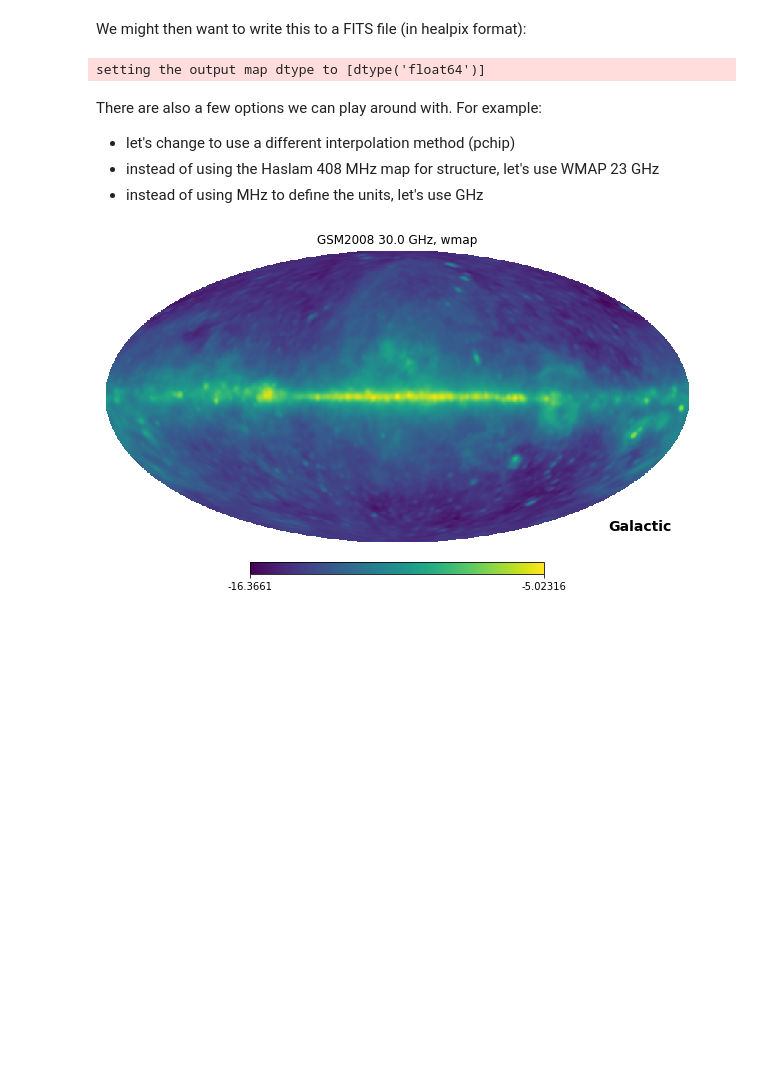
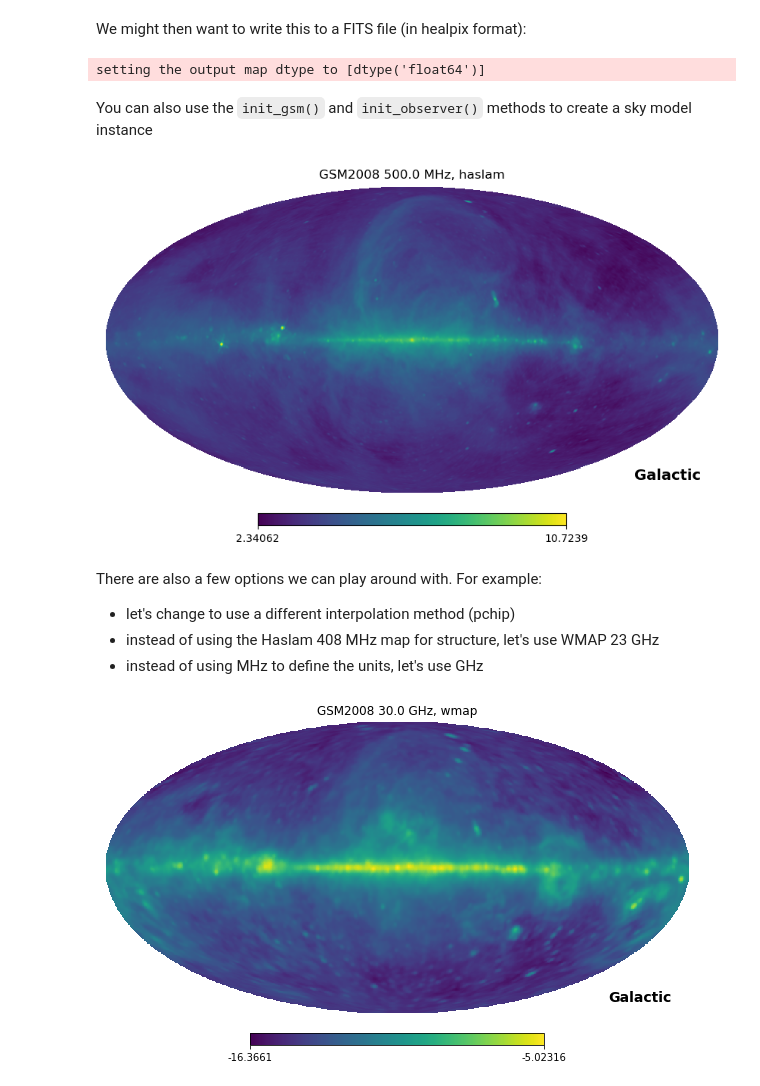
Before and after one commit to telegraphic/pygdsm, a Jupyter notebook: docs/pygdsm_quickstart.ipynb, the cells around one changed output. Saved outputs shown, nothing was run; the diff lists cells and outputs as text; code cells hidden in the pictures; blank space fills up the shorter version.

Commit message:
Update init_gsm and init_observer functions

```diff
--- a/docs/pygdsm_quickstart.ipynb
+++ b/docs/pygdsm_quickstart.ipynb
@@ -31,6 +31,16 @@ We might then want to write this to a FITS file (in healpix format):
 gsm.write_fits("gdsm_500mhz.fits")
 # %% [output]
 setting the output map dtype to [dtype('float64')]
+# %% [markdown]
+You can also use the `init_gsm()` and `init_observer()` methods to create a sky model instance
+# %%
+from pygdsm import init_gsm, init_observer
+
+gsm = init_gsm("gsm08")
+gsm.generate(500)
+gsm.view(logged=True)
+# %% [output]
+[figure, added]
 # %% [markdown]
 There are also a few options we can play around with. For example:
 
```
Also changed, not shown: 3 other files.
